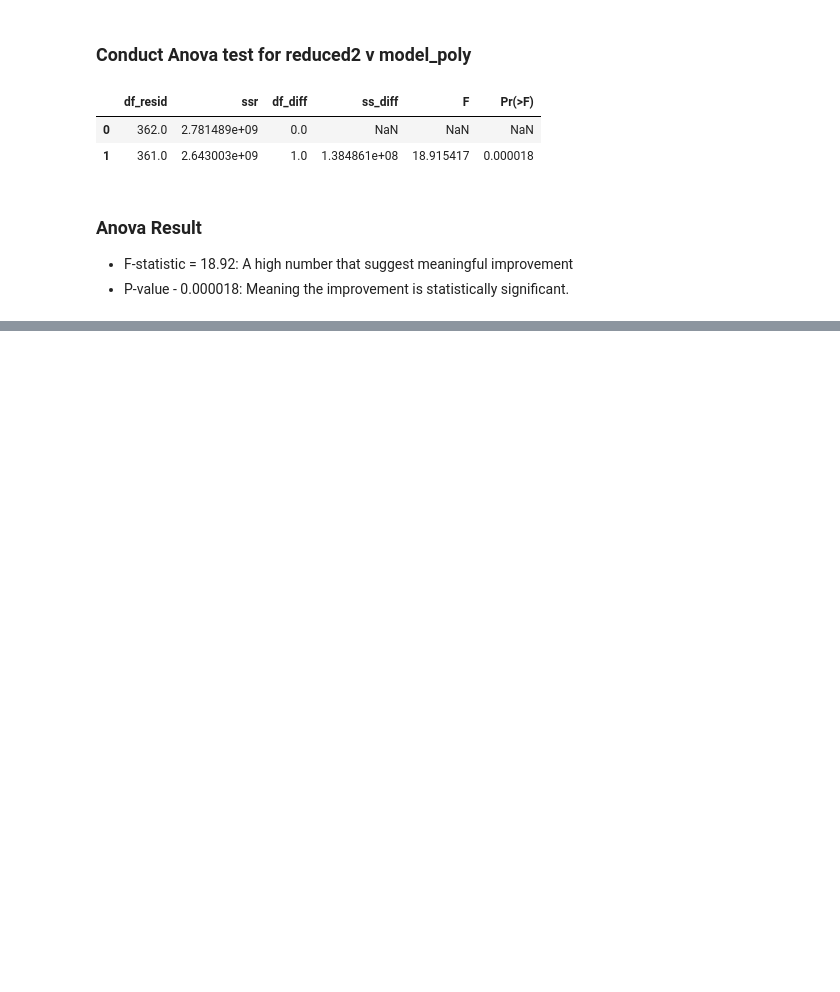
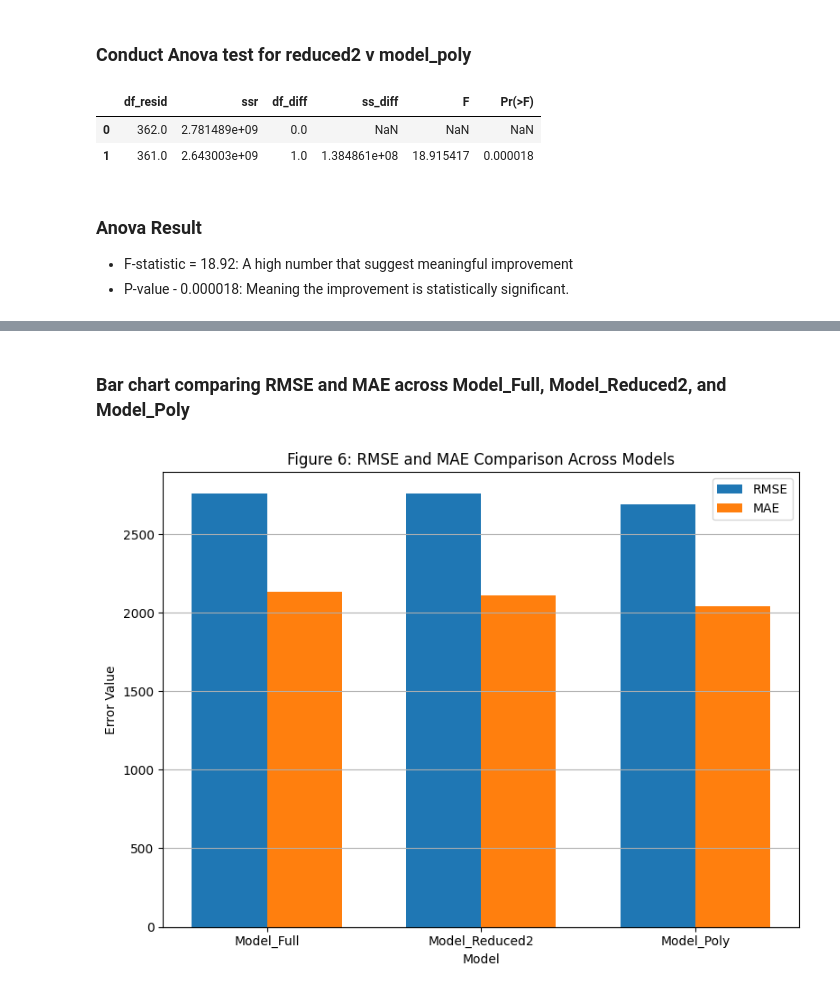
Before and after one commit to MatthieuGlemarec/SolarCast, a Jupyter notebook: Notebooks/02_Exploratory_Data_Analysis.ipynb, the cells around one changed output, grey strips where cells are left out. Drawn from its saved outputs; the diff is of its cells as text; code cells hidden in the pictures; blank space fills up the shorter version.

```diff
--- a/Notebooks/02_Exploratory_Data_Analysis.ipynb
+++ b/Notebooks/02_Exploratory_Data_Analysis.ipynb
@@ -1102,0 +1171,38 @@ anova_lm(results_reduced2, model_poly)
+# %% [markdown]
+### Bar chart comparing RMSE and MAE across Model_Full, Model_Reduced2, and Model_Poly
+# %%
+# Define model labels
+models = ['Model_Full', 'Model_Reduced2', 'Model_Poly']
+
+# Entered the RMSE and MAE values manually
+rmse_values = [2756.75, 2756.0, 2687.25]
+mae_values = [2131.42, 2110.56, 2041.25]
+
+# Bar width
+bar_width = 0.35
+index = np.arange(len(models))
+
+# Plotting
+fig, ax = plt.subplots(figsize=(8, 6))
+
+# Create bars for RMSE and MAE
+bars1 = ax.bar(index, rmse_values, bar_width, label='RMSE')
+bars2 = ax.bar(index + bar_width, mae_values, bar_width, label='MAE')
+
+# Add labels, title, etc.
+ax.set_xlabel('Model')
+ax.set_ylabel('Error Value')
+ax.set_title('Figure 6: RMSE and MAE Comparison Across Models')
+ax.set_xticks(index + bar_width / 2)
+ax.set_xticklabels(models)
+ax.legend()
+
+# Display grid
+ax.yaxis.grid(True)
+
+# Save figure
+plt.tight_layout()
+plt.savefig('../Outputs/Figures/Diagnostics/Fig6_RMSE_MAE_Comparison.png', dpi=300)
+plt.show()
+# %% [output]
+[figure, added]
```
Also changed, not shown: parts of 26 cells of this notebook, 1 other file.
